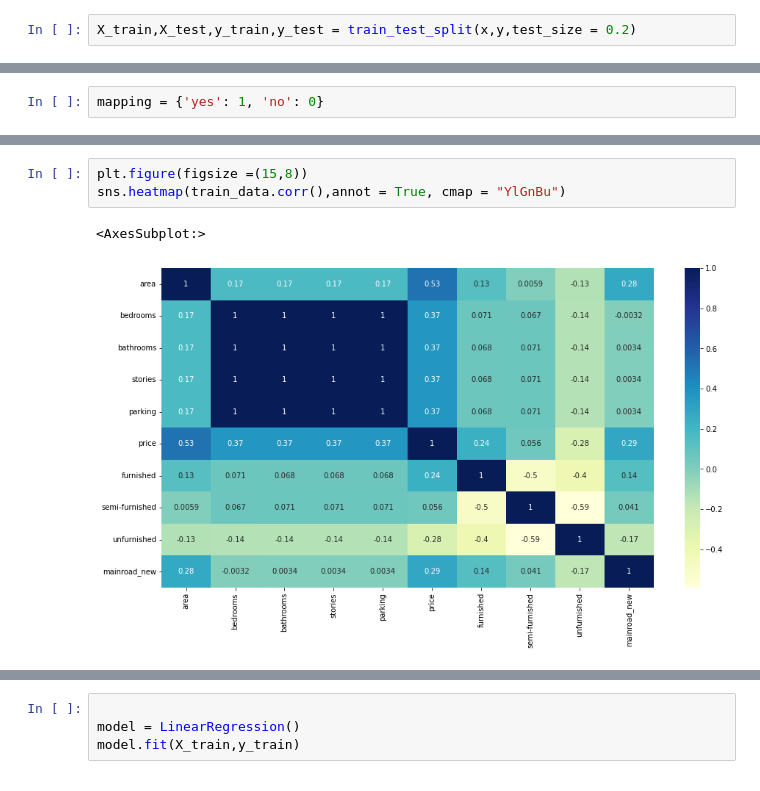
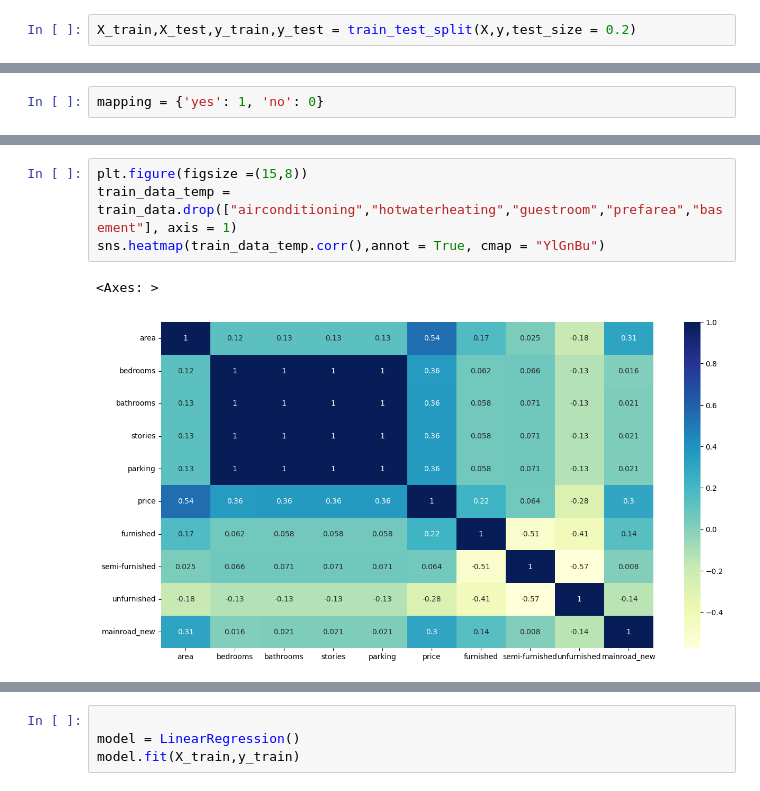
Before and after one commit to Ritikkesari/MLOps_project, a Jupyter notebook: 02-experiment_tracking/Machine-learning.ipynb, the cells around one changed output, grey strips where cells are left out. Saved outputs shown, nothing was run; the diff lists cells and outputs as text.

```diff
--- a/02-experiment_tracking/Machine-learning.ipynb
+++ b/02-experiment_tracking/Machine-learning.ipynb
@@ -80,7 +78,7 @@ X = df.drop(["price"],axis = 1)
 # %%
 y = df["price"]
 # %%
-X_train,X_test,y_train,y_test = train_test_split(x,y,test_size = 0.2)
+X_train,X_test,y_train,y_test = train_test_split(X,y,test_size = 0.2)
 # %%
 train_data = X_train.join(y_train)
 # %%
@@ -156,10 +148,11 @@ train_data
 436 rows × 15 columns
 # %%
 plt.figure(figsize =(15,8))
-sns.heatmap(train_data.corr(),annot = True, cmap = "YlGnBu")
+train_data_temp = train_data.drop(["airconditioning","hotwaterheating","guestroom","prefarea","basement"], axis = 1)
+sns.heatmap(train_data_temp.corr(),annot = True, cmap = "YlGnBu")
 # %% [output]
-<AxesSubplot:>
+<Axes: >
-[figure, old version]
+[figure, new version]
 # %%
 X_train = train_data.drop(["price","airconditioning","hotwaterheating","guestroom","prefarea",'basement'],axis = 1)
 y_train = train_data["price"]
```
Also changed, not shown: parts of 13 cells of this notebook, 3 other files.
